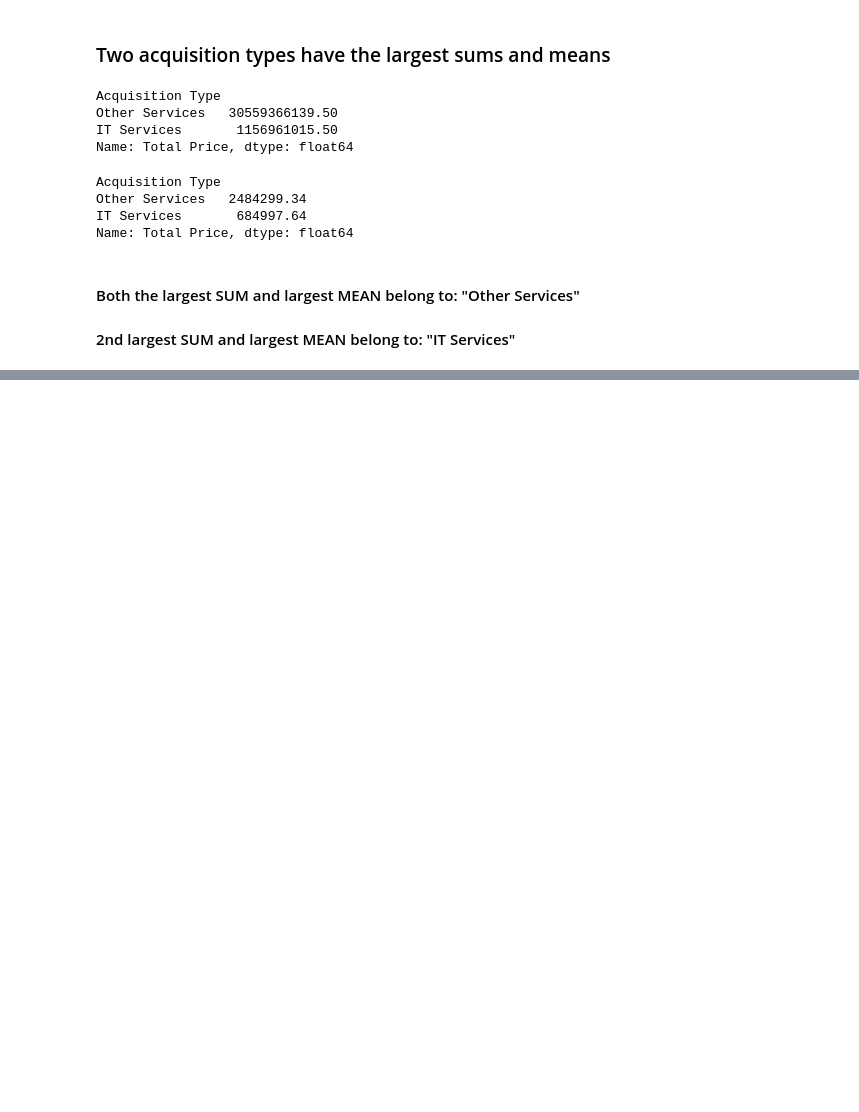
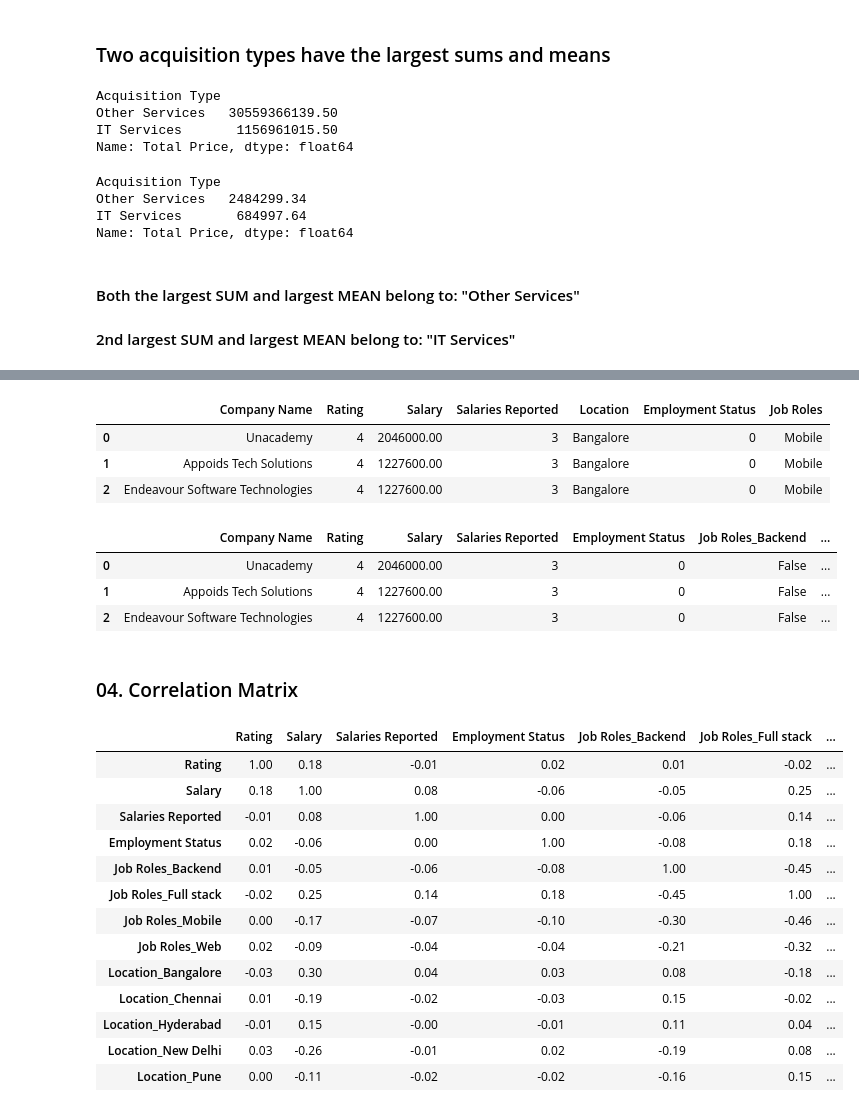
Before and after one commit to savinduthathsara-design/dataanalyticsexercises, a Jupyter notebook: Exercisesset02.ipynb, the cells around one changed output, grey strips where cells are left out. Drawn from its saved outputs; the diff is of its cells as text; code cells hidden in the pictures; blank space fills up the shorter version.

```diff
--- a/Exercisesset02.ipynb
+++ b/Exercisesset02.ipynb
@@ -433,0 +553,6 @@ Name: Total Price, dtype: float64
+# %%
+# Ordinal: Rating
+rating_order = {"Bad": 1, "Poor": 2, "Average": 3, "Good": 4, "Excellent": 5}
+df["Rating"] = df["Rating"].map(rating_order)
+
+df["Rating"].value_counts()
@@ -433,0 +567,39 @@ Name: Total Price, dtype: float64
+# %%
+# Before the nominal catagories
+df.head(3)
+# %% [output]
+|  | Company Name | Rating | Salary | Salaries Reported | Location | Employment Status | Job Roles |
+| 0 | Unacademy | 4 | 2046000.00 | 3 | Bangalore | 0 | Mobile |
+| 1 | Appoids Tech Solutions | 4 | 1227600.00 | 3 | Bangalore | 0 | Mobile |
+| 2 | Endeavour Software Technologies | 4 | 1227600.00 | 3 | Bangalore | 0 | Mobile |
+# %%
+# Nominal: "Job Roles" and "Location"
+df = pd.get_dummies(df, columns=['Job Roles', 'Location'], drop_first=False)
+
+# after nominal catagories
+df.head(3)
+# %% [output]
+|  | Company Name | Rating | Salary | Salaries Reported | Employment Status | Job Roles_Backend | ... |
+| 0 | Unacademy | 4 | 2046000.00 | 3 | 0 | False | ... |
+| 1 | Appoids Tech Solutions | 4 | 1227600.00 | 3 | 0 | False | ... |
+| 2 | Endeavour Software Technologies | 4 | 1227600.00 | 3 | 0 | False | ... |
+# %% [markdown]
+### 04. Correlation Matrix
+# %%
+df.corr(numeric_only=True)
+# df.corr(method="spearman", numeric_only=True)
+# %% [output]
+|  | Rating | Salary | Salaries Reported | Employment Status | Job Roles_Backend | Job Roles_Full stack | ... |
+| Rating | 1.00 | 0.18 | -0.01 | 0.02 | 0.01 | -0.02 | ... |
+| Salary | 0.18 | 1.00 | 0.08 | -0.06 | -0.05 | 0.25 | ... |
+| Salaries Reported | -0.01 | 0.08 | 1.00 | 0.00 | -0.06 | 0.14 | ... |
+| Employment Status | 0.02 | -0.06 | 0.00 | 1.00 | -0.08 | 0.18 | ... |
+| Job Roles_Backend | 0.01 | -0.05 | -0.06 | -0.08 | 1.00 | -0.45 | ... |
+| Job Roles_Full stack | -0.02 | 0.25 | 0.14 | 0.18 | -0.45 | 1.00 | ... |
+| Job Roles_Mobile | 0.00 | -0.17 | -0.07 | -0.10 | -0.30 | -0.46 | ... |
+| Job Roles_Web | 0.02 | -0.09 | -0.04 | -0.04 | -0.21 | -0.32 | ... |
+| Location_Bangalore | -0.03 | 0.30 | 0.04 | 0.03 | 0.08 | -0.18 | ... |
+| Location_Chennai | 0.01 | -0.19 | -0.02 | -0.03 | 0.15 | -0.02 | ... |
+| Location_Hyderabad | -0.01 | 0.15 | -0.00 | -0.01 | 0.11 | 0.04 | ... |
+| Location_New Delhi | 0.03 | -0.26 | -0.01 | 0.02 | -0.19 | 0.08 | ... |
+| Location_Pune | 0.00 | -0.11 | -0.02 | -0.02 | -0.16 | 0.15 | ... |
```
Also changed, not shown: parts of 15 cells of this notebook.
